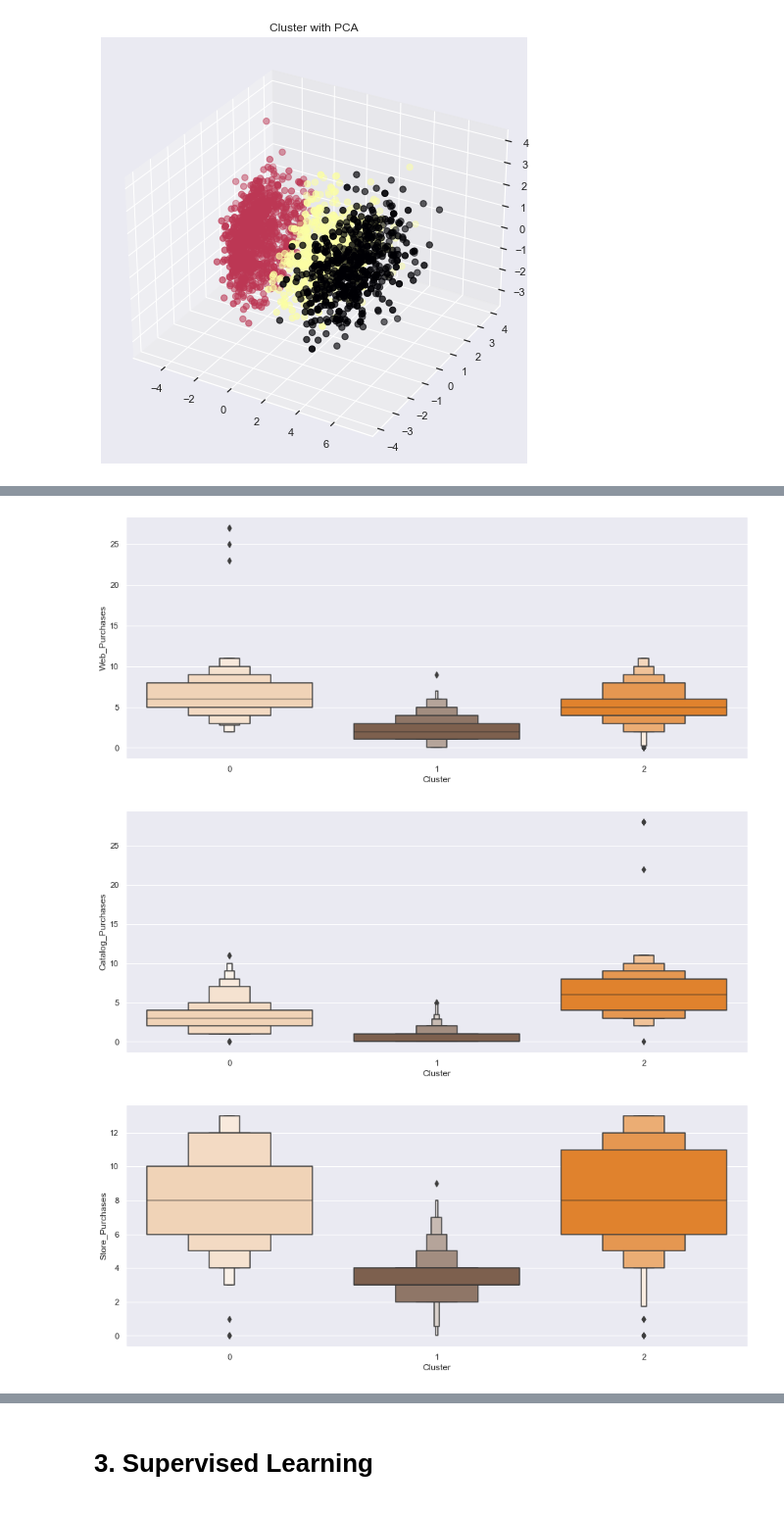
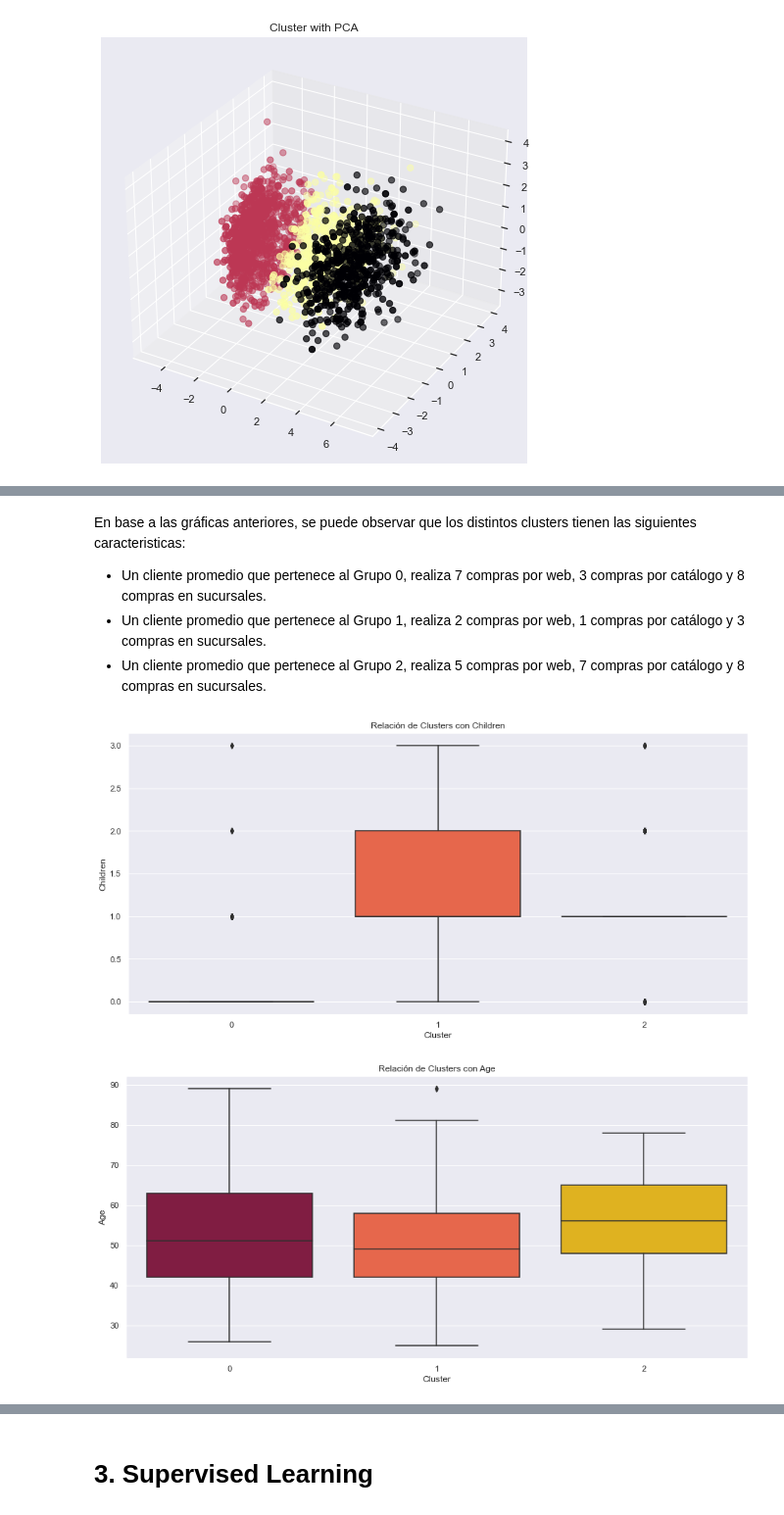
Before and after one commit to AndresGamboaBaldi/DataScience, a Jupyter notebook: CustomerAnalysis_Bustillos_Gamboa_Lopez_Quelali.ipynb, the cells around one changed output, grey strips where cells are left out. Shown at 98% size. Cells and saved outputs as stored; diff of their text form; code cells hidden in the pictures.

```diff
--- a/CustomerAnalysis_Bustillos_Gamboa_Lopez_Quelali.ipynb
+++ b/CustomerAnalysis_Bustillos_Gamboa_Lopez_Quelali.ipynb
@@ -479,5 +459,0 @@ plt.show()
-# %%
-pal = ['#FAD3AE', '#855E46', '#FE800F']
-pl = sns.countplot(x=data_to_plot['Clusters_PCA'], palette= pal)
-pl.set_title('Distribution Of The Clusters')
-plt.show()
@@ -507,0 +496,7 @@ sns.scatterplot(x=data_to_plot["Total_Spent"], y=data_to_plot["Income"], hue=dat
+# %%
+prod = ['Fish', 'Meat', 'Sweets', 'Wines', 'Gold']
+for i in prod:
+    plt.figure(figsize=(15,6))
+    percentage_spent= (data_to_plot[i]/data_to_plot["Total_Spent"])*100
+    sns.barplot(x="Cluster", y=percentage_spent, palette=pal ,data=data_to_plot)
+    plt.title('Relación de Clusters con Total_Spent y '+i)
@@ -508,5 +515,8 @@ sns.scatterplot(x=data_to_plot["Total_Spent"], y=data_to_plot["Income"], hue=dat
 # %%
-plt.figure(figsize=(15,6))
-pl=sns.boxenplot(x=data_to_plot["Cluster"], y=data_to_plot["Total_Spent"], palette=pal)
-plt.show()
+place = ["Web_Purchases", "Catalog_Purchases", "Store_Purchases"]
+for i in place:
+    plt.figure(figsize=(15,6))
+    sns.boxplot(x="Cluster", y=i, palette=pal ,data=data_to_plot)
+    plt.title('Relación de Clusters con '+i)
+    plt.show()
 # %% [output]
@@ -520,5 +525,0 @@ plt.show()
-# %%
-prod = ['Fish', 'Meat', 'Sweets', 'Wines', 'Gold']
-for i in prod:
-    plt.figure(figsize=(15,6))
-    sns.scatterplot(x=i, y="Total_Spent", palette=pal ,data=data_to_plot, hue=data_to_plot["Cluster"]);
@@ -531,10 +526,17 @@ for i in prod:
+# %% [markdown]
+En base a las gráficas anteriores, se puede observar que los distintos clusters tienen las siguientes caracteristicas:
+
+* Un cliente promedio que pertenece al Grupo 0, realiza 7 compras por web, 3 compras por catálogo y 8 compras en sucursales.
+* Un cliente promedio que pertenece al Grupo 1, realiza 2 compras por web, 1 compras por catálogo y 3 compras en sucursales.
+* Un cliente promedio que pertenece al Grupo 2, realiza 5 compras por web, 7 compras por catálogo y 8 compras en sucursales.
 # %%
-place = ["Web_Purchases", "Catalog_Purchases", "Store_Purchases"]
-for i in place:
-    plt.figure(figsize=(15,6))
-    sns.boxenplot(x="Cluster", y=i, palette=pal ,data=data_to_plot);
+data_to_plot["Age_Bins"] = pd.cut(x=data["Age"], bins=[18,35,55,61,95])
+prf = ["Children", "Age"]
+for i in prf:
+    plt.figure(figsize=(15,7))
+    sns.boxplot(x="Cluster", y=i,  palette=pal ,data=data_to_plot)
+    plt.title('Relación de Clusters con '+i)
     plt.show()
 # %% [output]
-[figure, old version]
+[figure, new version]
-[figure, old version]
+[figure, new version]
-[figure, removed]
```
Also changed, not shown: parts of 47 cells of this notebook, 1 other file.
